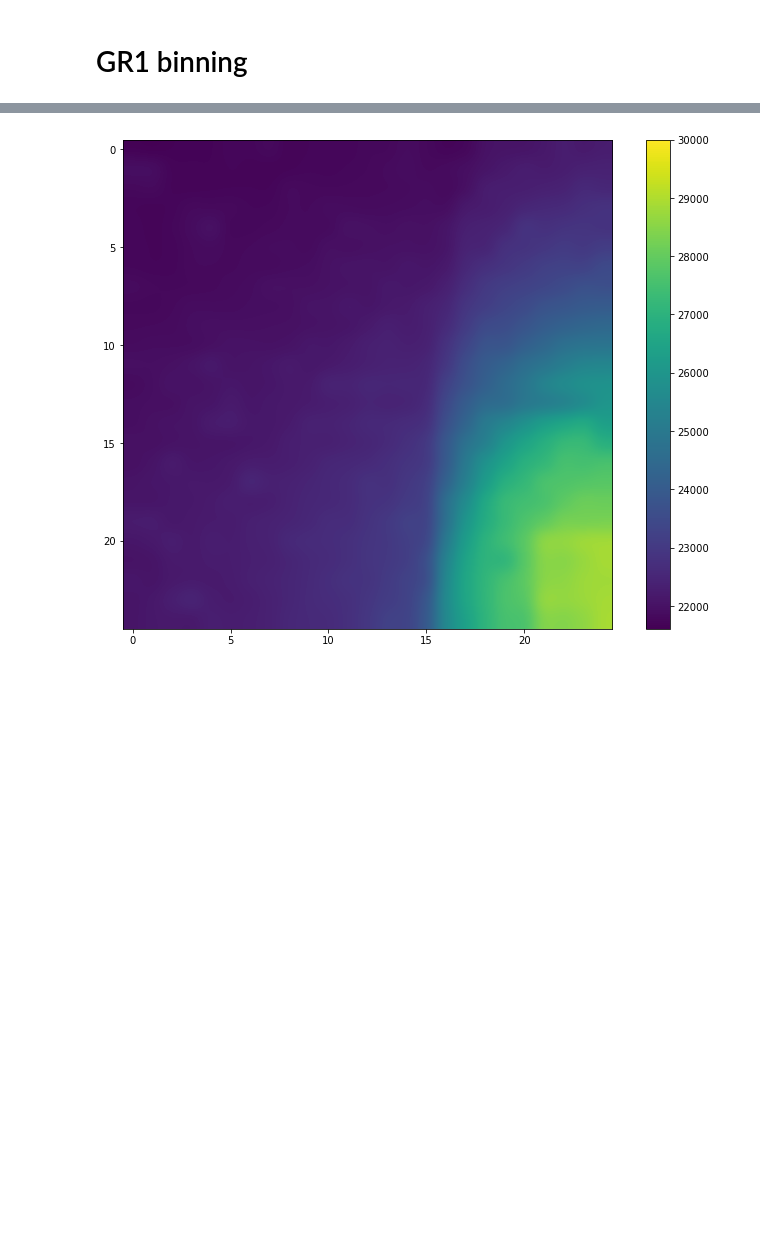
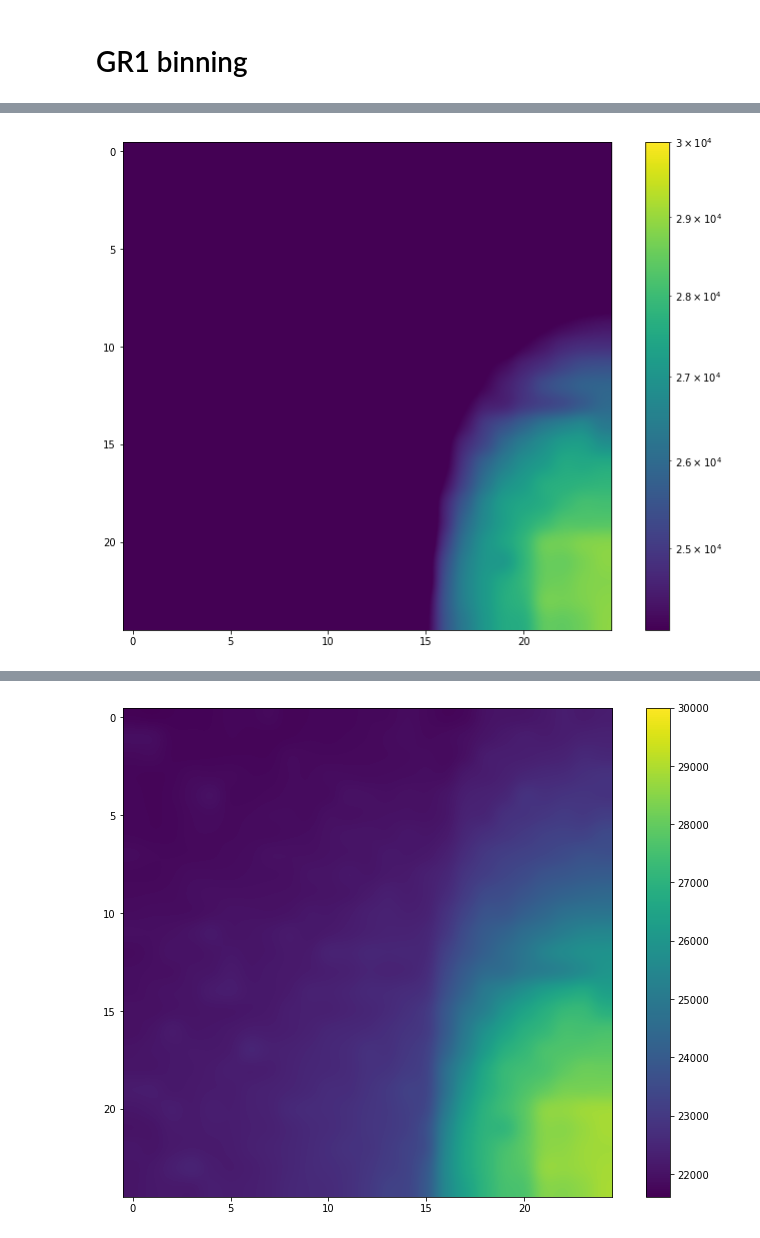
Before and after one commit to ahserhan/SiO2-SiV, a Jupyter notebook: pklFile/fine_data_process.ipynb, the cells around one changed output, grey strips where cells are left out. Drawn from its saved outputs; the diff is of its cells as text; code cells hidden in the pictures; blank space fills up the shorter version.

```diff
--- a/pklFile/fine_data_process.ipynb
+++ b/pklFile/fine_data_process.ipynb
@@ -59,0 +60,17 @@ plt.show()
+# %%
+#bin selection min and max
+binMin = 742
+binMax = 745
+argmin = findarg(wavel, binMin)
+argmax = findarg(wavel, binMax)
+#integrate over the bin
+for i in range(px):
+    for j in range(py):
+        intensity[i][j] = im[i][j][argmin:argmax].sum()
+#bin intensity plot
+plt.figure(figsize=(12,9))
+plt.imshow(intensity, cmap='viridis',norm = LogNorm(vmin = 2.41e4,vmax = 3e4),interpolation='gaussian')
+plt.colorbar()
+plt.show()
+# %% [output]
+[figure, added]
```
Also changed, not shown: parts of 2 cells of this notebook, 6 other files.
